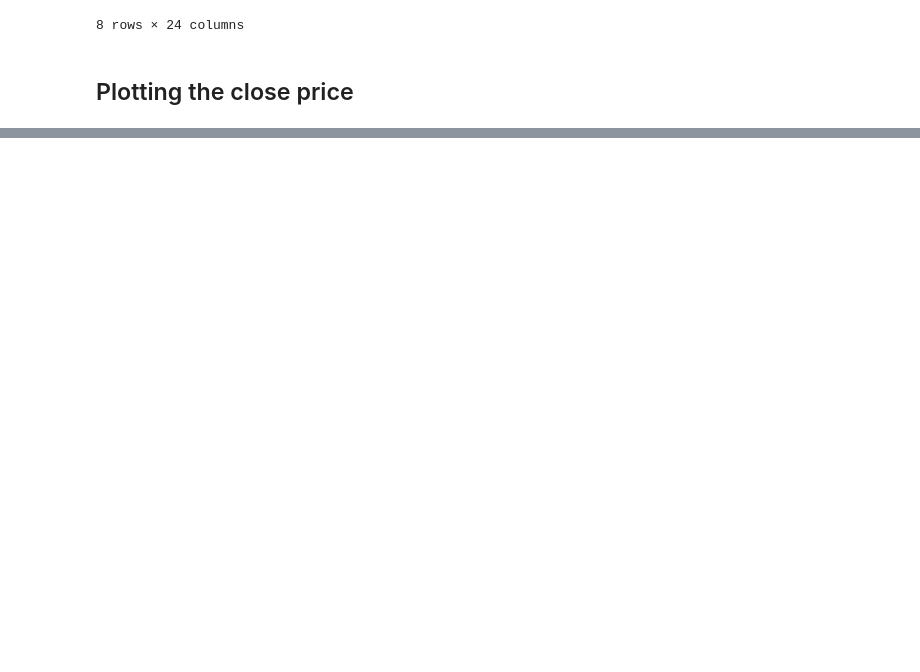
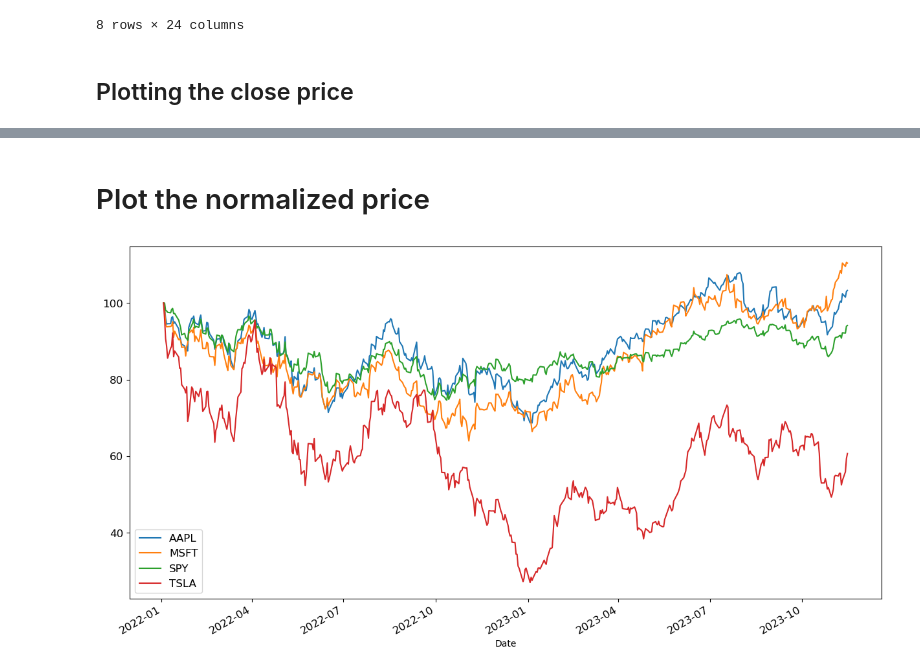
Before and after one commit to sushmit86/bayes_rules, a Jupyter notebook: Sushmit_YT.ipynb, the cells around one changed output, grey strips where cells are left out. Cells and saved outputs as stored; diff of their text form; code cells hidden in the pictures; blank space fills up the shorter version.

```diff
--- a/Sushmit_YT.ipynb
+++ b/Sushmit_YT.ipynb
@@ -169,3 +171,12 @@ alt.Chart(close_long_form).mark_line().encode(x= 'Date',y = 'price', color = 'co
 )
 # %% [output]
 [interactive output not drawn]
+# %% [markdown]
+# Plot the normalized price
+# %%
+normclose=close.div(close.iloc[0]).mul(100)
+normclose.plot(figsize=(15,8),fontsize=12)
+plt.legend(fontsize=12)
+plt.show()
+# %% [output]
+[figure, added]
```
Also changed, not shown: parts of 4 cells of this notebook, 6 other files.
